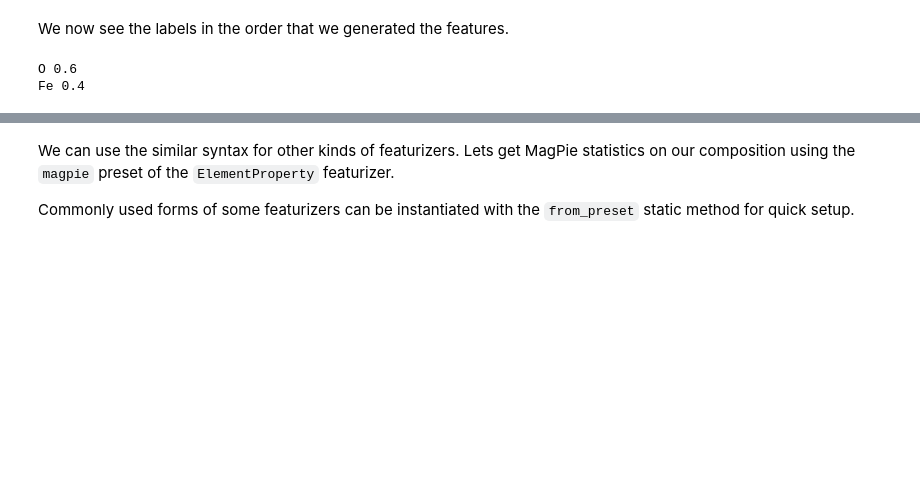
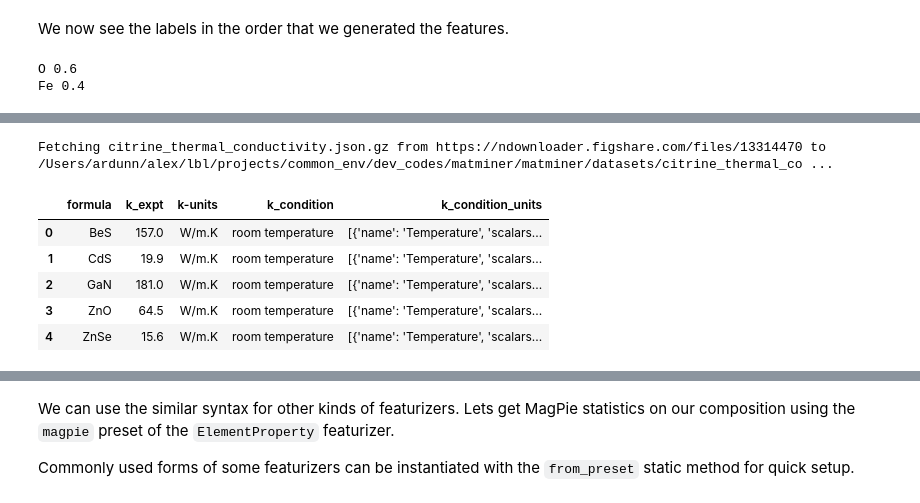
Before and after one commit to materialsproject/workshop, a Jupyter notebook: lessons/matminer/unit-2-notes.ipynb, the cells around one changed output, grey strips where cells are left out. Cells and saved outputs as stored; diff of their text form; code cells hidden in the pictures; blank space fills up the shorter version.

```diff
--- a/lessons/matminer/unit-2-notes.ipynb
+++ b/lessons/matminer/unit-2-notes.ipynb
@@ -76,0 +87,14 @@ Fe 0.4
+# %%
+from matminer.datasets.dataset_retrieval import load_dataset
+
+df = load_dataset("citrine_thermal_conductivity")
+
+df.head()
+# %% [output]
+Fetching citrine_thermal_conductivity.json.gz from https://ndownloader.figshare.com/files/13314470 to /Users/ardunn/alex/lbl/projects/common_env/dev_codes/matminer/matminer/datasets/citrine_thermal_co ...
+|  | formula | k_expt | k-units | k_condition | k_condition_units |
+| 0 | BeS | 157.0 | W/m.K | room temperature | [{'name': 'Temperature', 'scalars... |
+| 1 | CdS | 19.9 | W/m.K | room temperature | [{'name': 'Temperature', 'scalars... |
+| 2 | GaN | 181.0 | W/m.K | room temperature | [{'name': 'Temperature', 'scalars... |
+| 3 | ZnO | 64.5 | W/m.K | room temperature | [{'name': 'Temperature', 'scalars... |
+| 4 | ZnSe | 15.6 | W/m.K | room temperature | [{'name': 'Temperature', 'scalars... |
```
Also changed, not shown: parts of 5 cells of this notebook.
